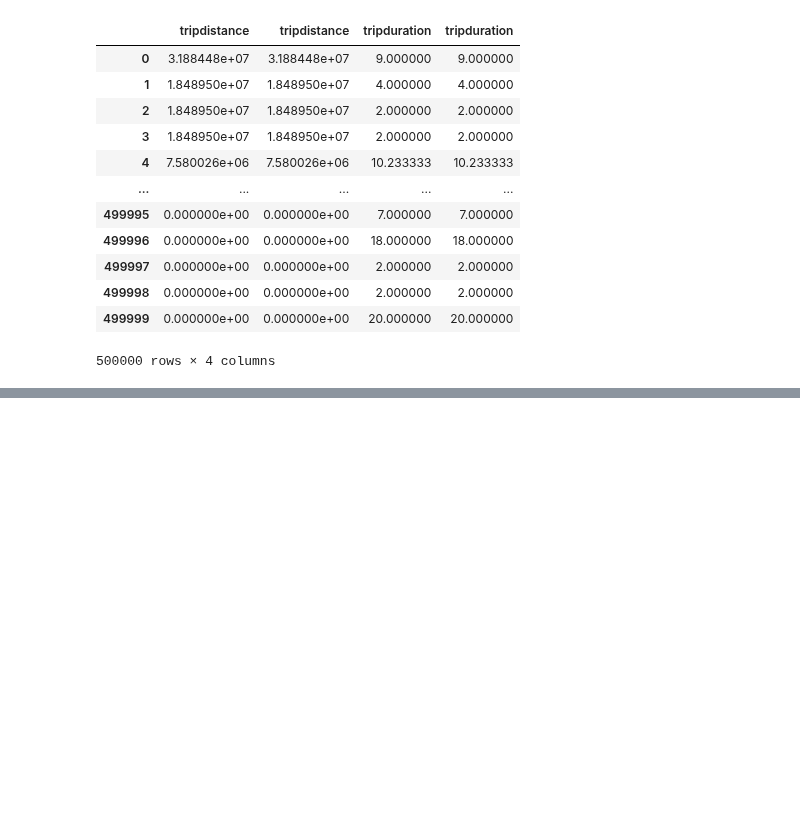
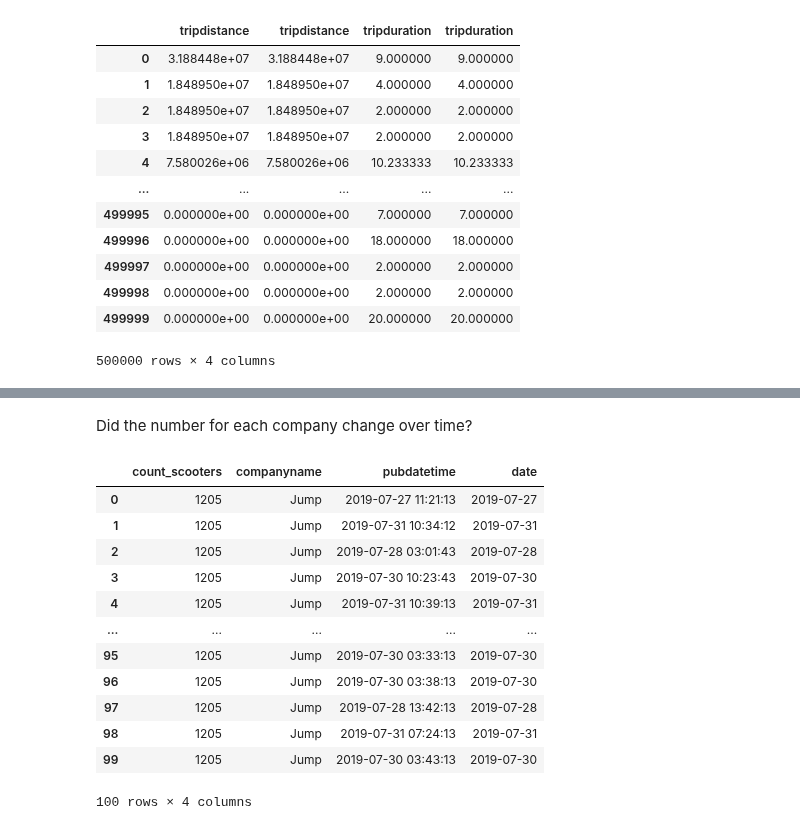
Before and after one commit to NSS-Data-Analytics-Cohort-10/scooters-group-2, a Jupyter notebook: notebooks/scooters.ipynb, the cells around one changed output, grey strips where cells are left out. Saved outputs shown, nothing was run; the diff lists cells and outputs as text; code cells hidden in the pictures; blank space fills up the shorter version.

```diff
--- a/notebooks/scooters.ipynb
+++ b/notebooks/scooters.ipynb
@@ -323,0 +316,27 @@ scooters_per_comp = pd.read_sql(scooters_per_comp, con = engine)
+# %% [markdown]
+Did the number for each company change over time?
+# %%
+query_scooters_per_company = '''
+SELECT COUNT(sumdid) as count_scooters, companyname, pubdatetime
+FROM scooters
+GROUP BY companyname, pubdatetime
+ORDER BY count_scooters DESC
+'''
+scooters_per_company = pd.read_sql(query_scooters_per_company, con = engine)
+# %%
+scooters_per_company['date'] = scooters_per_company['pubdatetime'].dt.date
+scooters_per_company.head(100)
+# %% [output]
+|  | count_scooters | companyname | pubdatetime | date |
+| 0 | 1205 | Jump | 2019-07-27 11:21:13 | 2019-07-27 |
+| 1 | 1205 | Jump | 2019-07-31 10:34:12 | 2019-07-31 |
+| 2 | 1205 | Jump | 2019-07-28 03:01:43 | 2019-07-28 |
+| 3 | 1205 | Jump | 2019-07-30 10:23:43 | 2019-07-30 |
+| 4 | 1205 | Jump | 2019-07-31 10:39:13 | 2019-07-31 |
+| ... | ... | ... | ... | ... |
+| 95 | 1205 | Jump | 2019-07-30 03:33:13 | 2019-07-30 |
+| 96 | 1205 | Jump | 2019-07-30 03:38:13 | 2019-07-30 |
+| 97 | 1205 | Jump | 2019-07-28 13:42:13 | 2019-07-28 |
+| 98 | 1205 | Jump | 2019-07-31 07:24:13 | 2019-07-31 |
+| 99 | 1205 | Jump | 2019-07-30 03:43:13 | 2019-07-30 |
+100 rows × 4 columns
```
Also changed, not shown: parts of 32 cells of this notebook.
